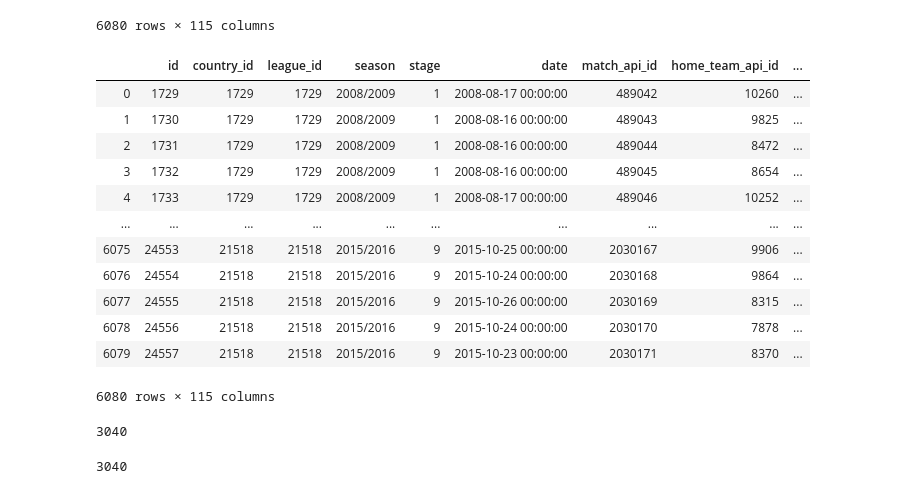
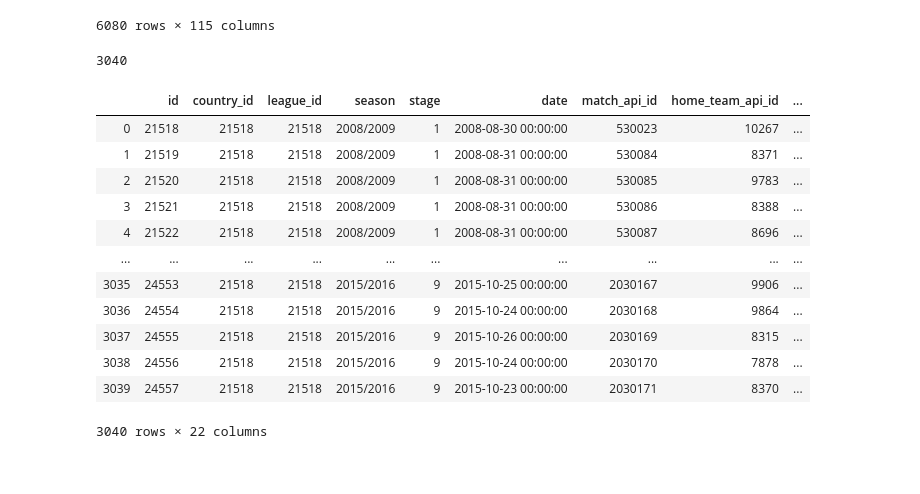
Before and after one commit to enliktjioe/nn2020-football, a Jupyter notebook: Preprocessing.ipynb, the cells around one changed output. Saved outputs shown, nothing was run; the diff lists cells and outputs as text; code cells hidden in the pictures.

```diff
--- a/Preprocessing.ipynb
+++ b/Preprocessing.ipynb
@@ -151,37 +151,35 @@ matches
 6080 rows × 115 columns
 # %%
 # Replace team_api_id with team_long_name
-m = team_t.set_index('team_api_id')['team_long_name'].to_dict()
-h = matches.filter(like='home_team_api_id')
-matches[h.columns] = h.replace(m)
-a = matches.filter(like='away_team_api_id')
-matches[a.columns] = a.replace(m)
+#m = team_t.set_index('team_api_id')['team_long_name'].to_dict()
+#h = matches.filter(like='home_team_api_id')
+#matches[h.columns] = h.replace(m)
+#a = matches.filter(like='away_team_api_id')
+#matches[a.columns] = a.replace(m)
-# %% [output]
-|  | id | country_id | league_id | season | stage | date | match_api_id | home_team_api_id | ... |
-| 0 | 1729 | 1729 | 1729 | 2008/2009 | 1 | 2008-08-17 00:00:00 | 489042 | 10260 | ... |
-| 1 | 1730 | 1729 | 1729 | 2008/2009 | 1 | 2008-08-16 00:00:00 | 489043 | 9825 | ... |
-| 2 | 1731 | 1729 | 1729 | 2008/2009 | 1 | 2008-08-16 00:00:00 | 489044 | 8472 | ... |
-| 3 | 1732 | 1729 | 1729 | 2008/2009 | 1 | 2008-08-16 00:00:00 | 489045 | 8654 | ... |
-| 4 | 1733 | 1729 | 1729 | 2008/2009 | 1 | 2008-08-17 00:00:00 | 489046 | 10252 | ... |
-| ... | ... | ... | ... | ... | ... | ... | ... | ... | ... |
-| 6075 | 24553 | 21518 | 21518 | 2015/2016 | 9 | 2015-10-25 00:00:00 | 2030167 | 9906 | ... |
-| 6076 | 24554 | 21518 | 21518 | 2015/2016 | 9 | 2015-10-24 00:00:00 | 2030168 | 9864 | ... |
-| 6077 | 24555 | 21518 | 21518 | 2015/2016 | 9 | 2015-10-26 00:00:00 | 2030169 | 8315 | ... |
-| 6078 | 24556 | 21518 | 21518 | 2015/2016 | 9 | 2015-10-24 00:00:00 | 2030170 | 7878 | ... |
-| 6079 | 24557 | 21518 | 21518 | 2015/2016 | 9 | 2015-10-23 00:00:00 | 2030171 | 8370 | ... |
-6080 rows × 115 columns
 # %%
 df = matches[matches.columns.drop(list(matches.filter(regex='player|BW|IW|LB|PS|WH|SJ|VC|GB|BS')))]
+df_EPL = df[df['league_id'] == 1729]
+len(df_EPL)
+# %% [output]
+3040
-# %%
-df_EPL = df[df['league_id'] == 1729]
-len(df_EPL)
-# %% [output]
-3040
 # %%
 df_LaLiga = df[df['league_id'] == 21518]
-len(df_LaLiga)
+df_LaLiga.reset_index(drop=True, inplace=True)
+df_LaLiga
 # %% [output]
+|  | id | country_id | league_id | season | stage | date | match_api_id | home_team_api_id | ... |
+| 0 | 21518 | 21518 | 21518 | 2008/2009 | 1 | 2008-08-30 00:00:00 | 530023 | 10267 | ... |
+| 1 | 21519 | 21518 | 21518 | 2008/2009 | 1 | 2008-08-31 00:00:00 | 530084 | 8371 | ... |
+| 2 | 21520 | 21518 | 21518 | 2008/2009 | 1 | 2008-08-31 00:00:00 | 530085 | 9783 | ... |
+| 3 | 21521 | 21518 | 21518 | 2008/2009 | 1 | 2008-08-31 00:00:00 | 530086 | 8388 | ... |
+| 4 | 21522 | 21518 | 21518 | 2008/2009 | 1 | 2008-08-31 00:00:00 | 530087 | 8696 | ... |
+| ... | ... | ... | ... | ... | ... | ... | ... | ... | ... |
+| 3035 | 24553 | 21518 | 21518 | 2015/2016 | 9 | 2015-10-25 00:00:00 | 2030167 | 9906 | ... |
+| 3036 | 24554 | 21518 | 21518 | 2015/2016 | 9 | 2015-10-24 00:00:00 | 2030168 | 9864 | ... |
+| 3037 | 24555 | 21518 | 21518 | 2015/2016 | 9 | 2015-10-26 00:00:00 | 2030169 | 8315 | ... |
+| 3038 | 24556 | 21518 | 21518 | 2015/2016 | 9 | 2015-10-24 00:00:00 | 2030170 | 7878 | ... |
+| 3039 | 24557 | 21518 | 21518 | 2015/2016 | 9 | 2015-10-23 00:00:00 | 2030171 | 8370 | ... |
-3040
+3040 rows × 22 columns
 # %%
 # count shotonm shotoff, foulcommut
 # for i in range(len(df_EPL['shoton'])):
```
Also changed, not shown: parts of 21 cells of this notebook, 2 other files.
